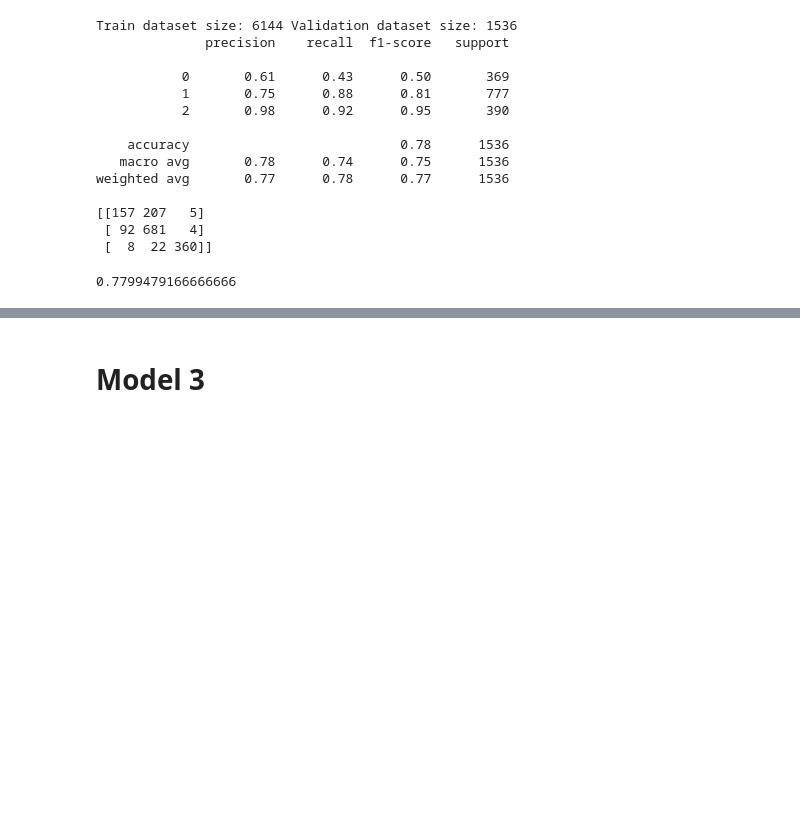
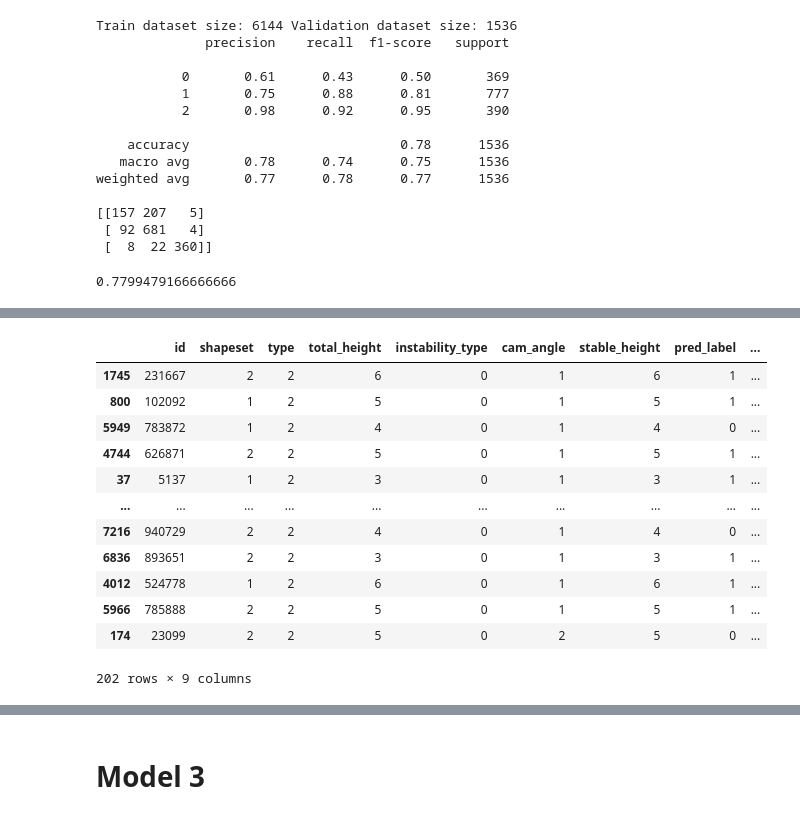
Before and after one commit to XinHong2021/Physical_Reasoning, a Jupyter notebook: combine_models.ipynb, the cells around one changed output, grey strips where cells are left out. Saved outputs shown, nothing was run; the diff lists cells and outputs as text; code cells hidden in the pictures; blank space fills up the shorter version.

```diff
--- a/combine_models.ipynb
+++ b/combine_models.ipynb
@@ -21,3 +21,6 @@ from sklearn.model_selection import StratifiedShuffleSplit
 from sklearn.model_selection import train_test_split
 
 from tqdm import tqdm
+# %%
+df = pd.read_csv('./COMP90086_2024_Project_train/train.csv')
+df.head()
@@ -284,17 +299,3 @@ pred_label
 5    136
 6     48
 Name: count, dtype: int64
-# %%
-
-if __name__ == "__main__":
-    model = FineTunedGoogLeNet()
-    valider = ModelTemplate(
-        model_path = './runs/20241012-StableHeight-BestModel-net8-acc0666/best_model.pth',
-        model=model,
-        label_column = 'stable_height',
-        csv_file = './COMP90086_2024_Project_train/train.csv', ##
-        img_dir='./COMP90086_2024_Project_train/train', ##
-        test_size=0.2, # used to control the size of data in split_dataset(self)
-        batch_size=32
-        )
-    valider.validate()
@@ -469,3 +474,10 @@ weighted avg       0.77      0.78      0.77      1536
  [ 92 681   4]
  [  8  22 360]]
 0.7799479166666666
+# %%
+instable_df = valider_instabType.val_data
+predictions = valider_instabType.pred_labels
+
+instable_df['pred_label'] = predictions
+instable_df['pred_type'] = instable_df['pred_label'] == instable_df['instability_type']
+instable_df.head()
@@ -471,0 +502,17 @@ weighted avg       0.77      0.78      0.77      1536
+# %%
+instable_df[(instable_df['type']==2) &
+            (instable_df['instability_type']==0)]
+# %% [output]
+|  | id | shapeset | type | total_height | instability_type | cam_angle | stable_height | pred_label | ... |
+| 1745 | 231667 | 2 | 2 | 6 | 0 | 1 | 6 | 1 | ... |
+| 800 | 102092 | 1 | 2 | 5 | 0 | 1 | 5 | 1 | ... |
+| 5949 | 783872 | 1 | 2 | 4 | 0 | 1 | 4 | 0 | ... |
+| 4744 | 626871 | 2 | 2 | 5 | 0 | 1 | 5 | 1 | ... |
+| 37 | 5137 | 1 | 2 | 3 | 0 | 1 | 3 | 1 | ... |
+| ... | ... | ... | ... | ... | ... | ... | ... | ... | ... |
+| 7216 | 940729 | 2 | 2 | 4 | 0 | 1 | 4 | 0 | ... |
+| 6836 | 893651 | 2 | 2 | 3 | 0 | 1 | 3 | 1 | ... |
+| 4012 | 524778 | 1 | 2 | 6 | 0 | 1 | 6 | 1 | ... |
+| 5966 | 785888 | 2 | 2 | 5 | 0 | 1 | 5 | 1 | ... |
+| 174 | 23099 | 2 | 2 | 5 | 0 | 2 | 5 | 0 | ... |
+202 rows × 9 columns
```
Also changed, not shown: parts of 23 cells of this notebook, 9 other files.
